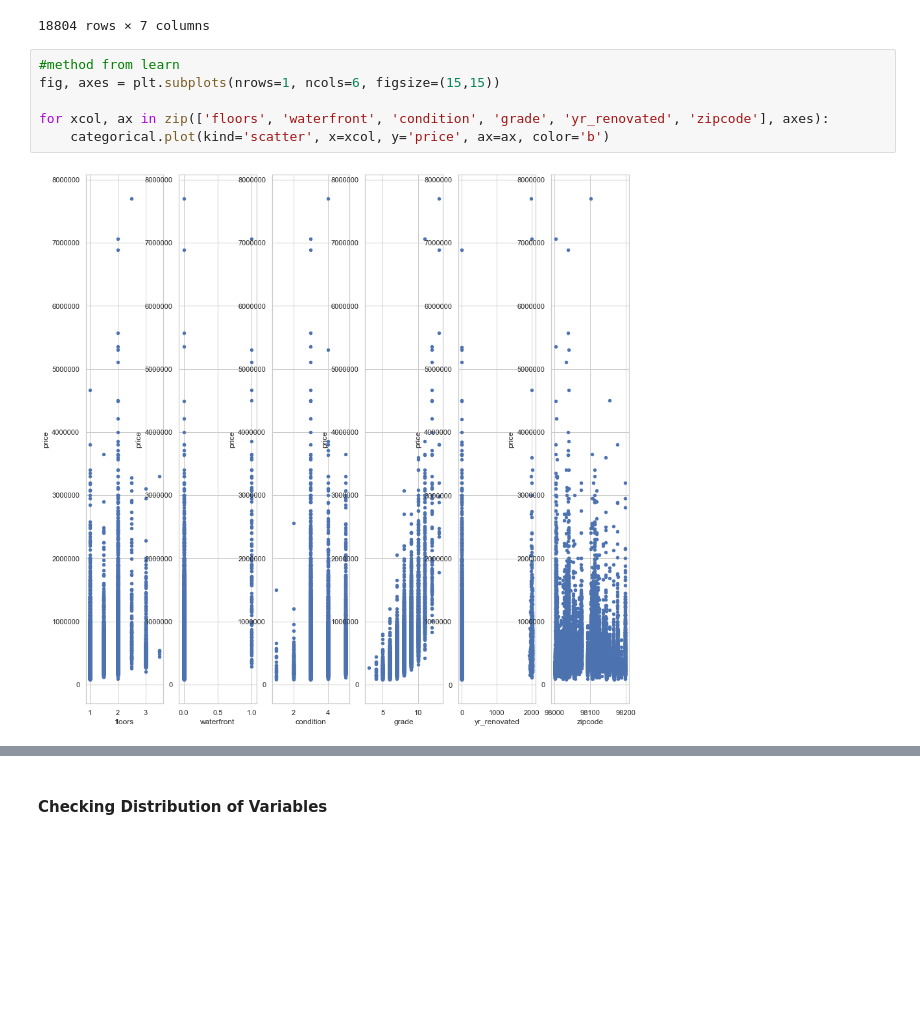
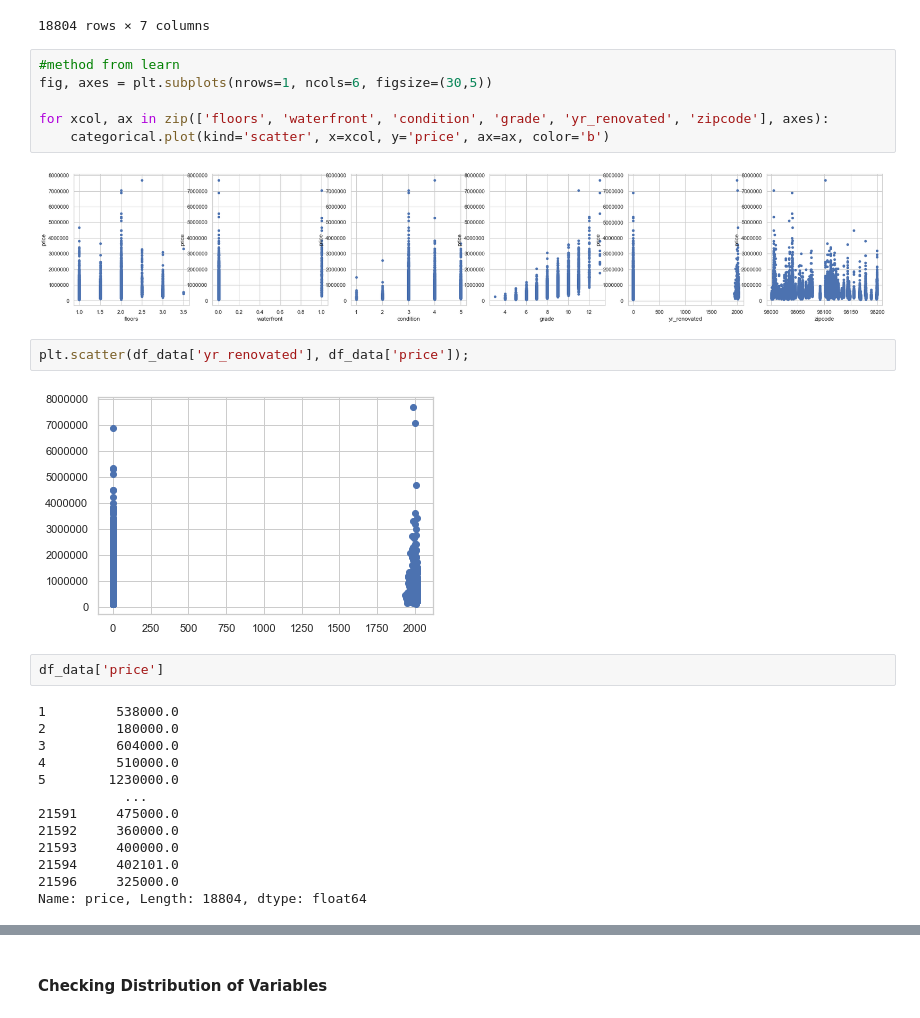
Before and after one commit to bobbyiestofjos/mod_2_project, a Jupyter notebook: Mod2_Project_CM.ipynb, the cells around one changed output, grey strips where cells are left out. Drawn from its saved outputs; the diff is of its cells as text; blank space fills up the shorter version.

```diff
--- a/Mod2_Project_CM.ipynb
+++ b/Mod2_Project_CM.ipynb
@@ -214,10 +220,29 @@ categorical
 18804 rows × 7 columns
 # %%
 #method from learn
-fig, axes = plt.subplots(nrows=1, ncols=6, figsize=(15,15))
+fig, axes = plt.subplots(nrows=1, ncols=6, figsize=(30,5))
 
 for xcol, ax in zip(['floors', 'waterfront', 'condition', 'grade', 'yr_renovated', 'zipcode'], axes):
     categorical.plot(kind='scatter', x=xcol, y='price', ax=ax, color='b')
 # %% [output]
-[figure, old version]
+[figure, new version]
+# %%
+plt.scatter(df_data['yr_renovated'], df_data['price']);
+# %% [output]
+[figure, added]
+# %%
+df_data['price']
+# %% [output]
+1         538000.0
+2         180000.0
+3         604000.0
+4         510000.0
+5        1230000.0
+           ...
+21591     475000.0
+21592     360000.0
+21593     400000.0
+21594     402101.0
+21596     325000.0
+Name: price, Length: 18804, dtype: float64
 # %%
```
Also changed, not shown: parts of 19 cells of this notebook.
